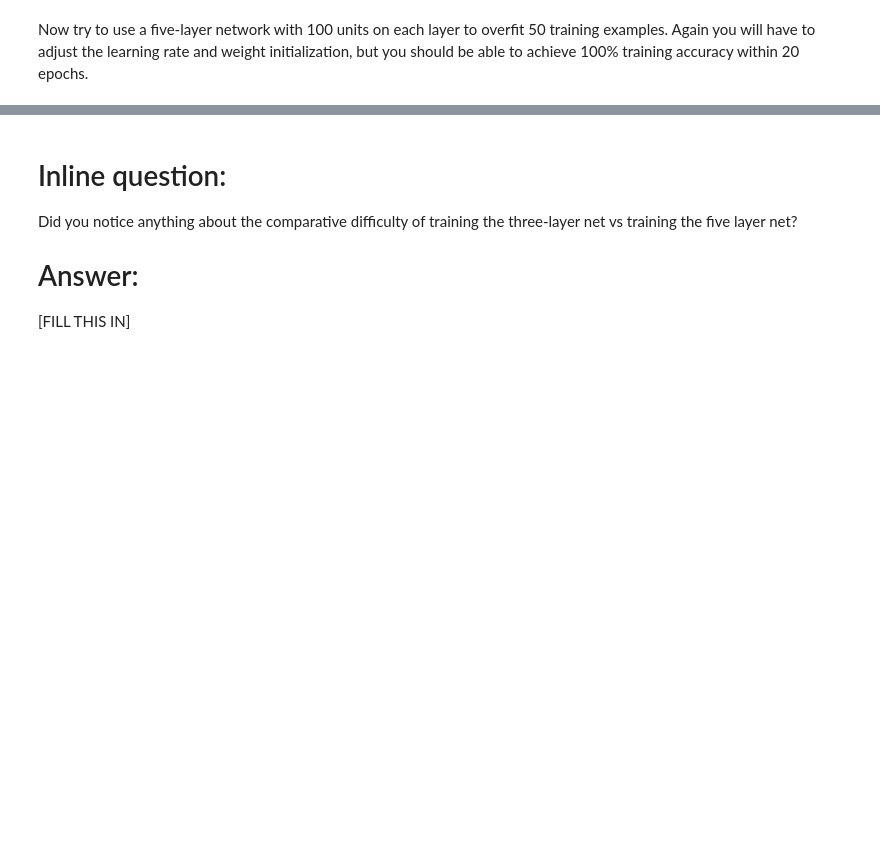
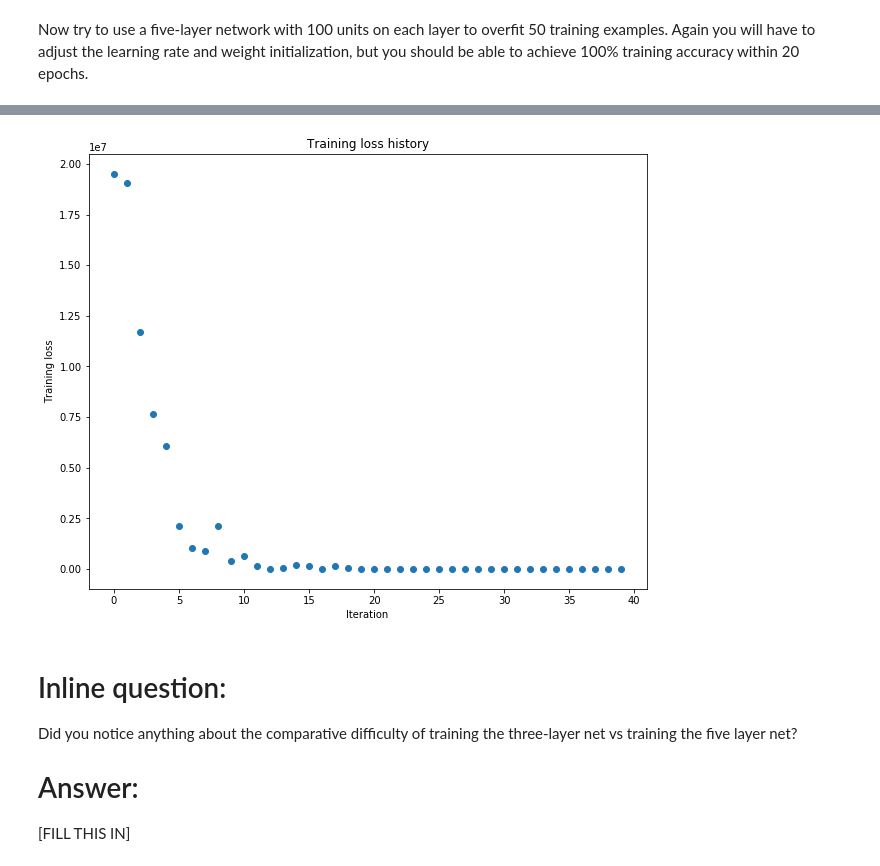
Before and after one commit to cdsjatin/cs231n-mysolution, a Jupyter notebook: assignment2/FullyConnectedNets.ipynb, the cells around one changed output, grey strips where cells are left out. Saved outputs shown, nothing was run; the diff lists cells and outputs as text; code cells hidden in the pictures; blank space fills up the shorter version.

```diff
--- a/assignment2/FullyConnectedNets.ipynb
+++ b/assignment2/FullyConnectedNets.ipynb
@@ -456,8 +501,8 @@ small_data = {
   'y_val': data['y_val'],
 }
 
-learning_rate = 1e-3
-weight_scale = 1e-5
+learning_rate = 1e-6
+weight_scale = 1
 model = FullyConnectedNet([100, 100, 100, 100],
                 weight_scale=weight_scale, dtype=np.float64)
 solver = Solver(model, small_data,
@@ -474,3 +519,4 @@ plt.title('Training loss history')
 plt.xlabel('Iteration')
 plt.ylabel('Training loss')
 plt.show()
+# %% [output]
@@ -477,3 +540,4 @@ plt.show()
+[figure, added]
 # %% [markdown]
 # Inline question:
 Did you notice anything about the comparative difficulty of training the three-layer net vs training the five layer net?
```
Also changed, not shown: parts of 15 cells of this notebook, 4 other files.
